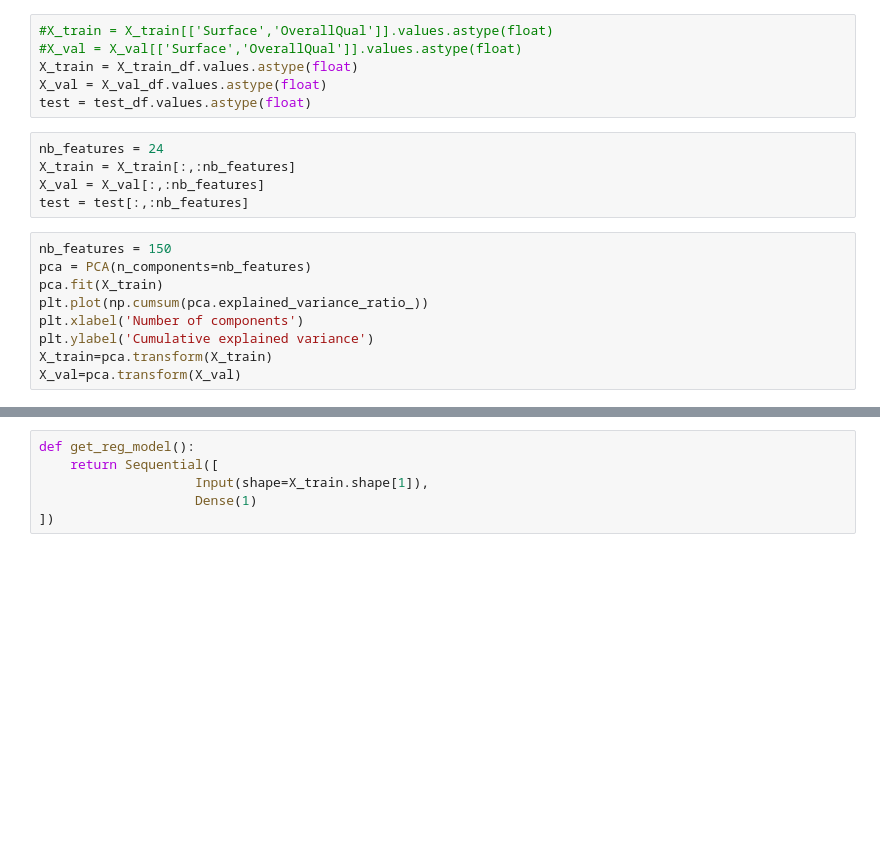
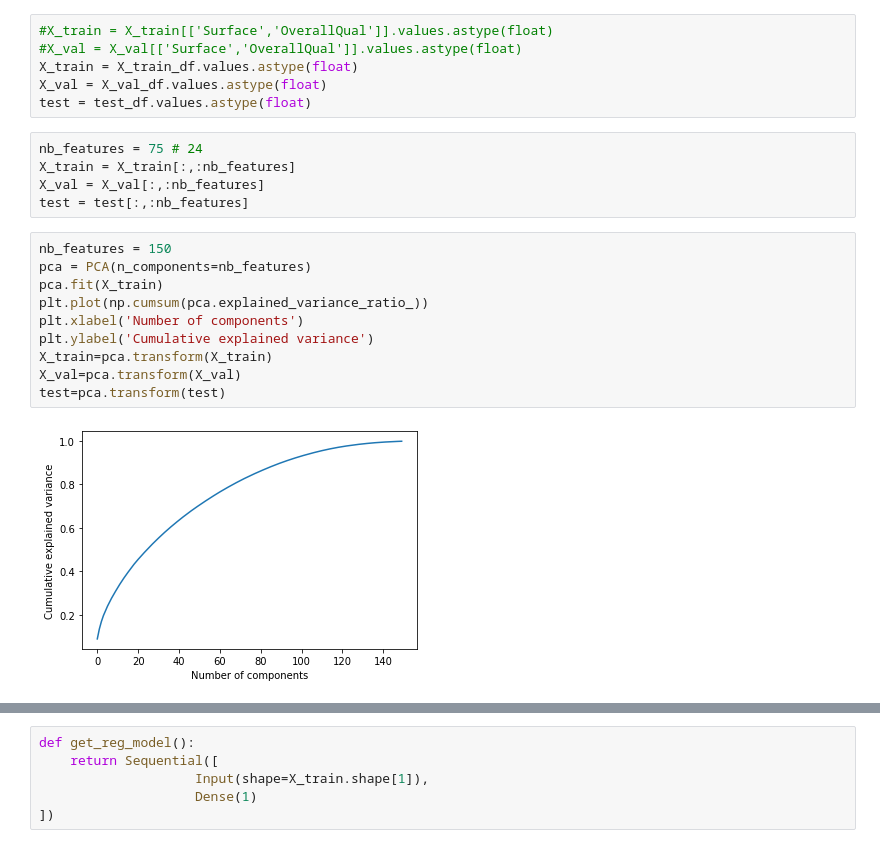
Before and after one commit to Simplon-IA-Bdx-1/house-prices-nicolasa-guillaume, a Jupyter notebook: Keras.ipynb, the cells around one changed output, grey strips where cells are left out. Saved outputs shown, nothing was run; the diff lists cells and outputs as text; blank space fills up the shorter version.

```diff
--- a/Keras.ipynb
+++ b/Keras.ipynb
@@ -76,19 +70,22 @@ X_train = X_train_df.values.astype(float)
 X_val = X_val_df.values.astype(float)
 test = test_df.values.astype(float)
 # %%
-nb_features = 24
+nb_features = 75 # 24
 X_train = X_train[:,:nb_features]
 X_val = X_val[:,:nb_features]
 test = test[:,:nb_features]
 # %%
 nb_features = 150
 pca = PCA(n_components=nb_features)
 pca.fit(X_train)
 plt.plot(np.cumsum(pca.explained_variance_ratio_))
 plt.xlabel('Number of components')
 plt.ylabel('Cumulative explained variance')
 X_train=pca.transform(X_train)
 X_val=pca.transform(X_val)
+test=pca.transform(test)
+# %% [output]
+[figure, added]
 # %%
 X_train.shape
 # %% [output]
```
Also changed, not shown: parts of 22 cells of this notebook, 1 other file.
